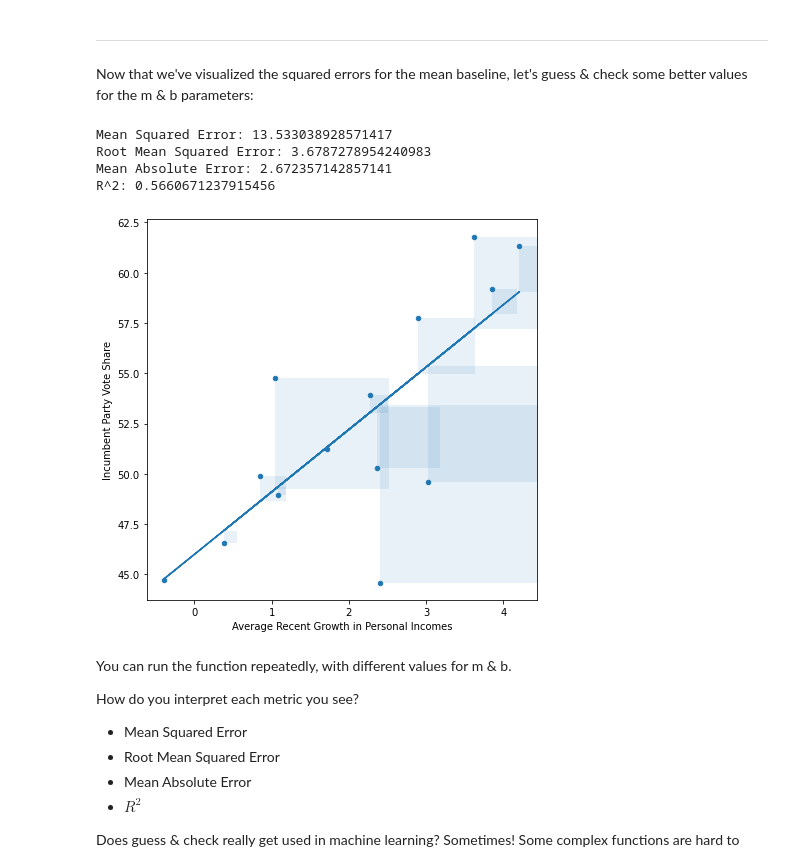
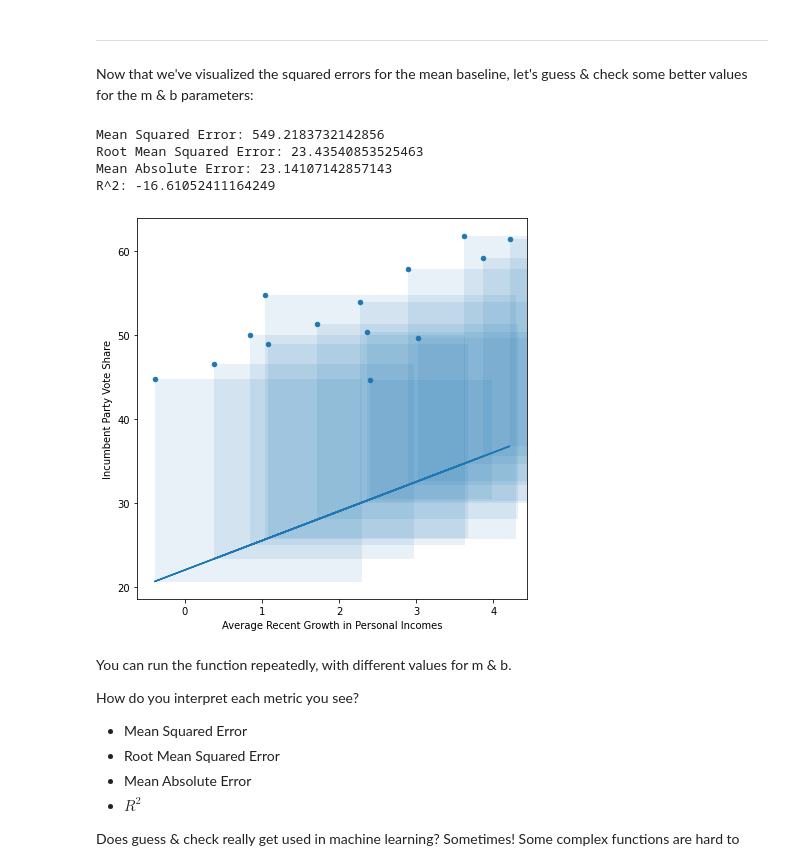
Before and after one commit to austinlasseter/DS-Unit-2-Linear-Models, a Jupyter notebook: module2-regression-2/212_responses.ipynb, the cells around one changed output. Drawn from its saved outputs; the diff is of its cells as text; code cells hidden in the pictures.

```diff
--- a/module2-regression-2/212_responses.ipynb
+++ b/module2-regression-2/212_responses.ipynb
@@ -631,13 +632,13 @@ However, in the real world, it _is_ possible to get a negative *Test/Validation*
 
 Now that we've visualized the squared errors for the mean baseline, let's guess & check some better values for the m & b parameters:
 # %%
-squared_errors(train, feature, target, m=3.1, b=46)
+squared_errors(train, feature, target, m=3.5, b=22)
 # %% [output]
-Mean Squared Error: 13.533038928571417
-Root Mean Squared Error: 3.6787278954240983
-Mean Absolute Error: 2.672357142857141
-R^2: 0.5660671237915456
+Mean Squared Error: 549.2183732142856
+Root Mean Squared Error: 23.43540853525463
+Mean Absolute Error: 23.14107142857143
+R^2: -16.61052411164249
-[figure, old version]
+[figure, new version]
 # %% [markdown]
 You can run the function repeatedly, with different values for m & b.
 
```
Also changed, not shown: parts of 6 cells of this notebook.
